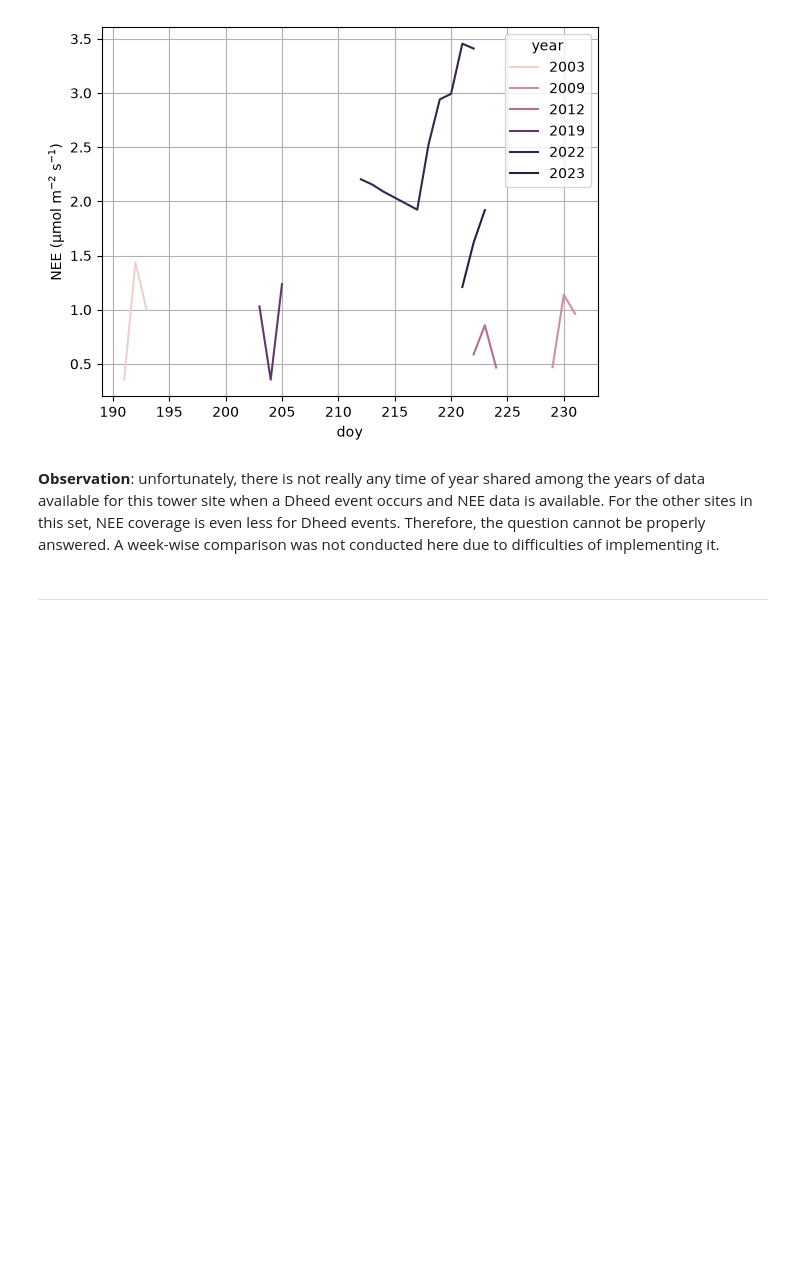
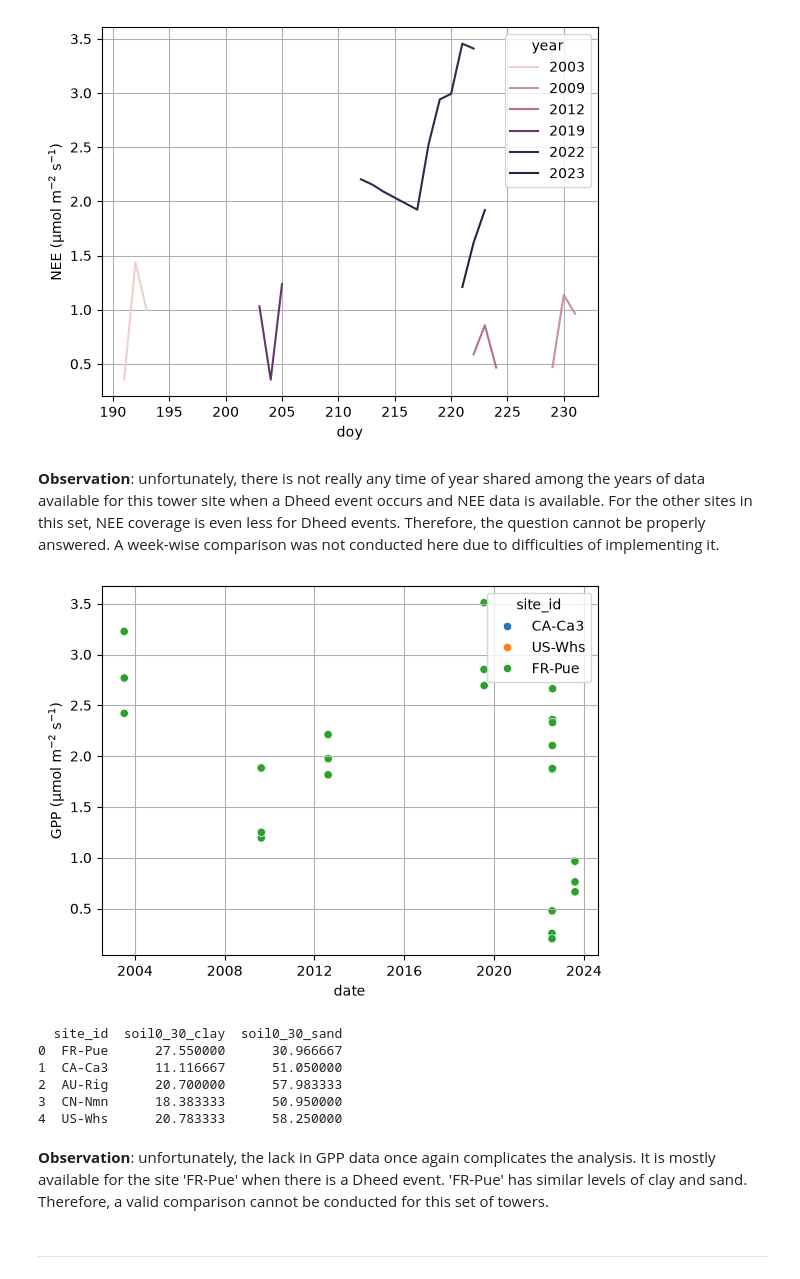
Before and after one commit to loew-b/datascience_env_monit, a Jupyter notebook: reports/block5_neighbours.ipynb, the cells around one changed output. Saved outputs shown, nothing was run; the diff lists cells and outputs as text; code cells hidden in the pictures; blank space fills up the shorter version.

```diff
--- a/reports/block5_neighbours.ipynb
+++ b/reports/block5_neighbours.ipynb
@@ -151,6 +156,24 @@ plt.show()
 # %%
 # ---- SoilGrids ----
 # Do the towers on sandy soils lose GPP faster in a dry spell than towers on clay?
+soilgrids = site_daily[['site_id', 'date', 'GPP_NT_VUT_REF']][site_daily['dheed_event'] == True]
+
+sns.scatterplot(data=soilgrids, x='date', y='GPP_NT_VUT_REF', hue='site_id')
+plt.ylabel('GPP ($\\rm \\mu mol~m^{-2}~s^{-1}$)')
+plt.grid()
+plt.show()
+
+print(site_static[['site_id', 'soil0_30_clay', 'soil0_30_sand']])
+# %% [output]
+[figure, added]
+  site_id  soil0_30_clay  soil0_30_sand
+0  FR-Pue      27.550000      30.966667
+1  CA-Ca3      11.116667      51.050000
+2  AU-Rig      20.700000      57.983333
+3  CN-Nmn      18.383333      50.950000
+4  US-Whs      20.783333      58.250000
+# %% [markdown]
+**Observation**: unfortunately, the lack in GPP data once again complicates the analysis. It is mostly available for the site 'FR-Pue' when there is a Dheed event. 'FR-Pue' has similar levels of clay and sand. Therefore, a valid comparison cannot be conducted for this set of towers.
 # %%
 # ---- PlantTraits ----
 # Across all 195 class towers: does leaf N or SLA explain the maximum daily GPP?
```
Also changed, not shown: parts of 15 cells of this notebook.
